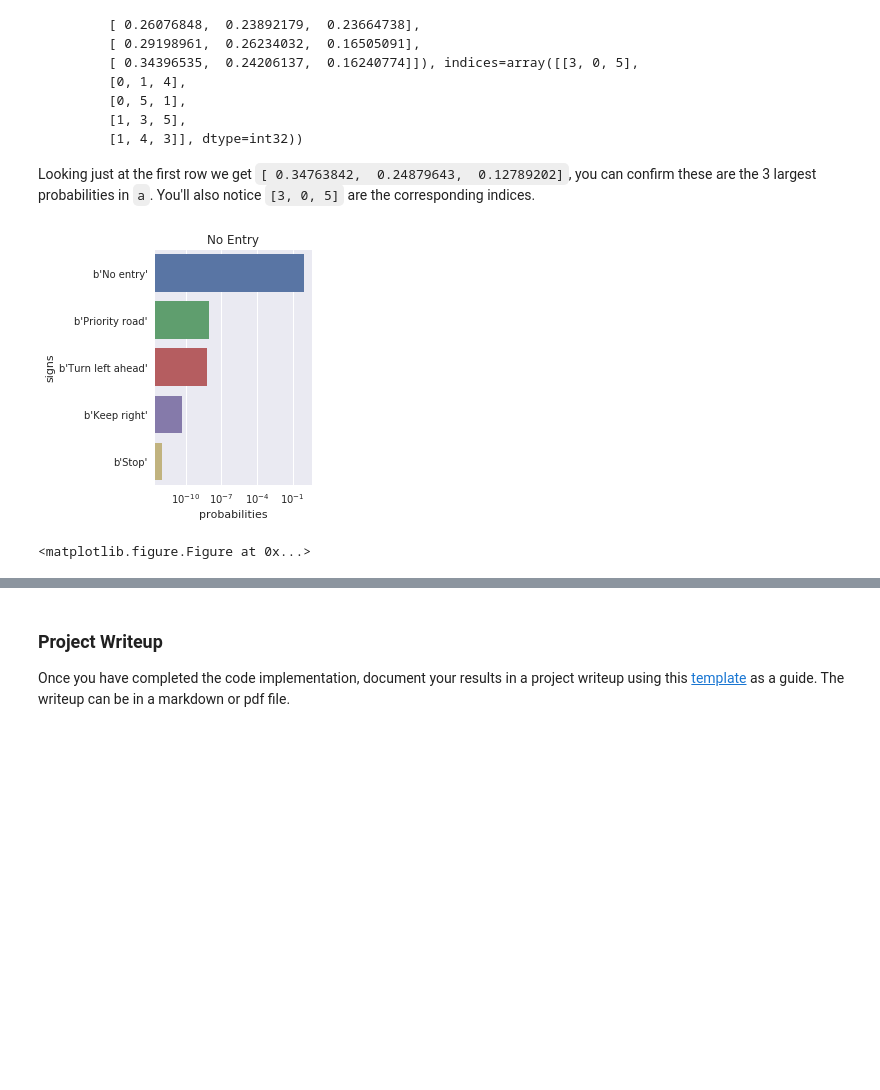
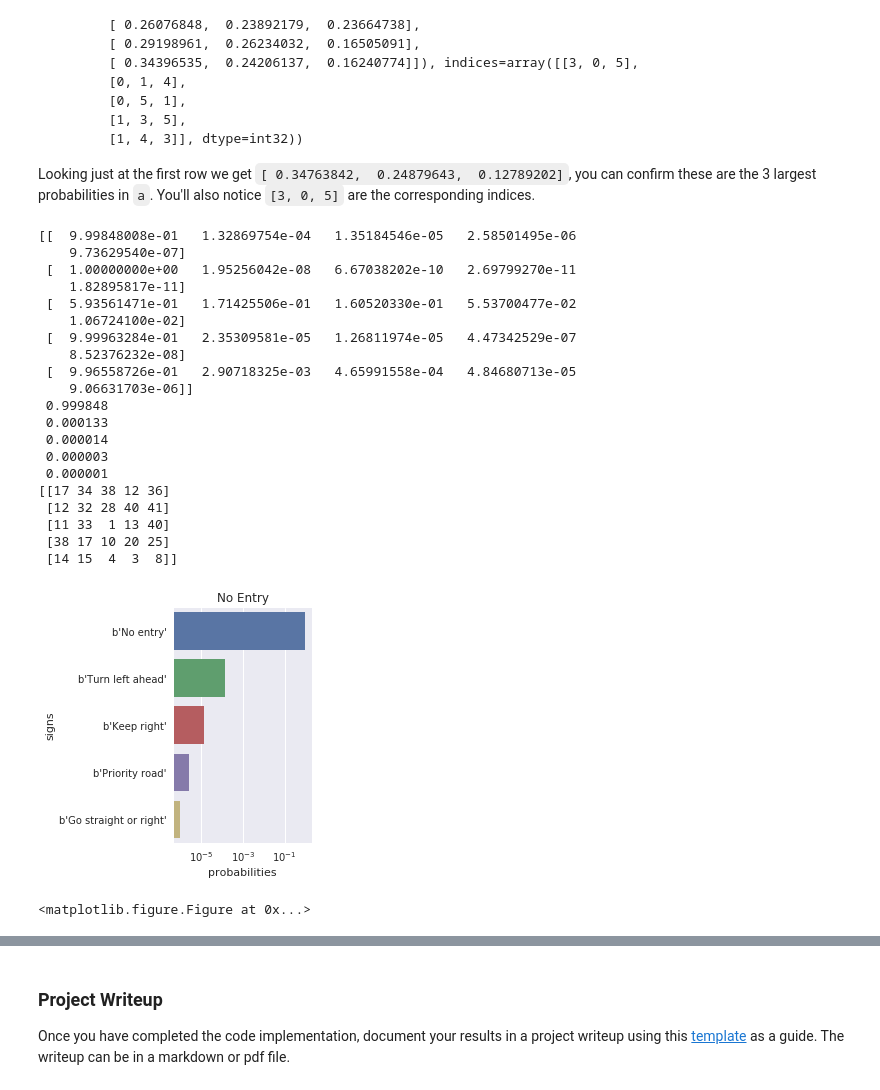
Before and after one commit to 2534469/proj2, a Jupyter notebook: Traffic_Sign_Classifier.ipynb, the cells around one changed output, grey strips where cells are left out. Drawn from its saved outputs; the diff is of its cells as text; code cells hidden in the pictures; blank space fills up the shorter version.

```diff
--- a/Traffic_Sign_Classifier.ipynb
+++ b/Traffic_Sign_Classifier.ipynb
@@ -426,7 +422,7 @@ from sklearn.utils import shuffle
 #X_train, y_train = shuffle(X_train_greyscale, y_train)
 import tensorflow as tf
 
-EPOCHS = 50
+EPOCHS = 100
 BATCH_SIZE = 128
 
 
@@ -596,6 +592,9 @@ Test Accuracy = 0.929
 #Reading, resizing and plotting new pictures from internet
 X_my_examples = np.zeros((5, 32,32,3), dtype=np.float32)
 X_my_examples.shape
+import os
+import matplotlib.pyplot as mplimage
+root = "my_examples"
 for (i, filename) in enumerate(os.listdir(root)):
     im = mplimage.imread(os.path.join(root, filename))
     #print(filename)
@@ -616,6 +615,7 @@ for (i, filename) in enumerate(os.listdir(root)):
 y_examples = np.array([17,12,34,38,14], dtype=np.uint8)
 for i in y_examples:
     print(description_dict[i])
+X_my_examples_pr = normalize_greyscale(X_my_examples, True)
 # %% [output]
 b'No entry'
 b'Priority road'
@@ -719,15 +719,39 @@ Looking just at the first row we get `[ 0.34763842,  0.24879643,  0.12789202]`,
 # %%
 ### Print out the top five softmax probabilities for the predictions on the German traffic sign images found on the web.
 ### Feel free to use as many code cells as needed.
+print(values)
+for x in values[0]:
+    print('% 6.6f' % x)
+print(indices)
 df_no_entry = pd.DataFrame({'probabilities':values[0], 'signs':np.asarray([description_dict[i] for i in indices[0]])})
 g= sns.factorplot('probabilities','signs',  data=df_no_entry, kind="bar", legend=False)
 g.set(xscale="log")
 plt.title('No Entry')
 fig = plt.figure()
 fig.savefig('writeup_pic/no_entry.png')
 # %% [output]
+[[  9.99848008e-01   1.32869754e-04   1.35184546e-05   2.58501495e-06
+    9.73629540e-07]
+ [  1.00000000e+00   1.95256042e-08   6.67038202e-10   2.69799270e-11
+    1.82895817e-11]
+ [  5.93561471e-01   1.71425506e-01   1.60520330e-01   5.53700477e-02
+    1.06724100e-02]
+ [  9.99963284e-01   2.35309581e-05   1.26811974e-05   4.47342529e-07
+    8.52376232e-08]
+ [  9.96558726e-01   2.90718325e-03   4.65991558e-04   4.84680713e-05
+    9.06631703e-06]]
+ 0.999848
+ 0.000133
+ 0.000014
+ 0.000003
+ 0.000001
+[[17 34 38 12 36]
+ [12 32 28 40 41]
+ [11 33  1 13 40]
+ [38 17 10 20 25]
+ [14 15  4  3  8]]
-[figure, old version]
+[figure, new version]
-<matplotlib.figure.Figure at 0x...>
+<matplotlib.figure.Figure at 0x...>
 # %%
 #Wrong prediction
 df_left_ahead = pd.DataFrame({'probabilities':values[2], 'signs':np.asarray([description_dict[i] for i in indices[2]])})
```
Also changed, not shown: parts of 10 cells of this notebook, 3 other files.
